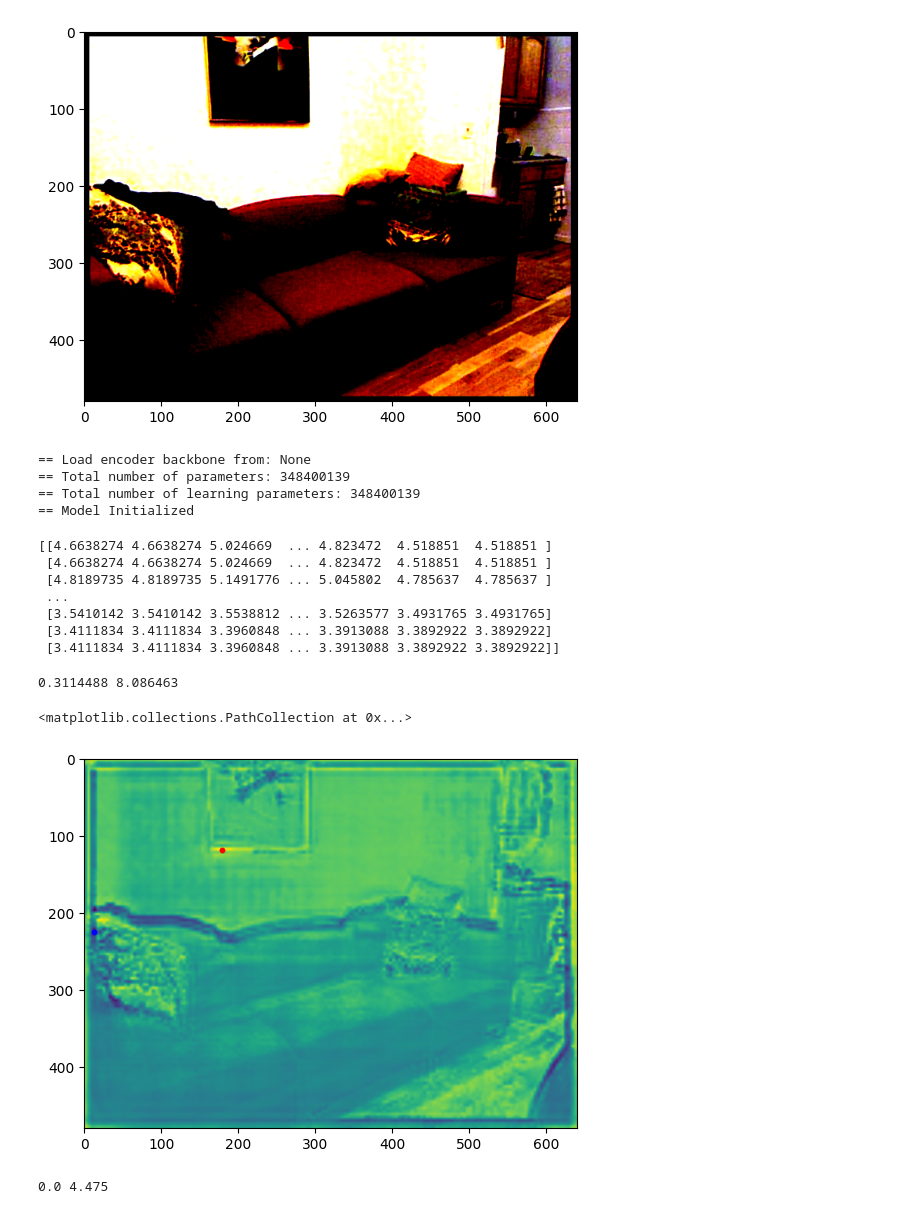
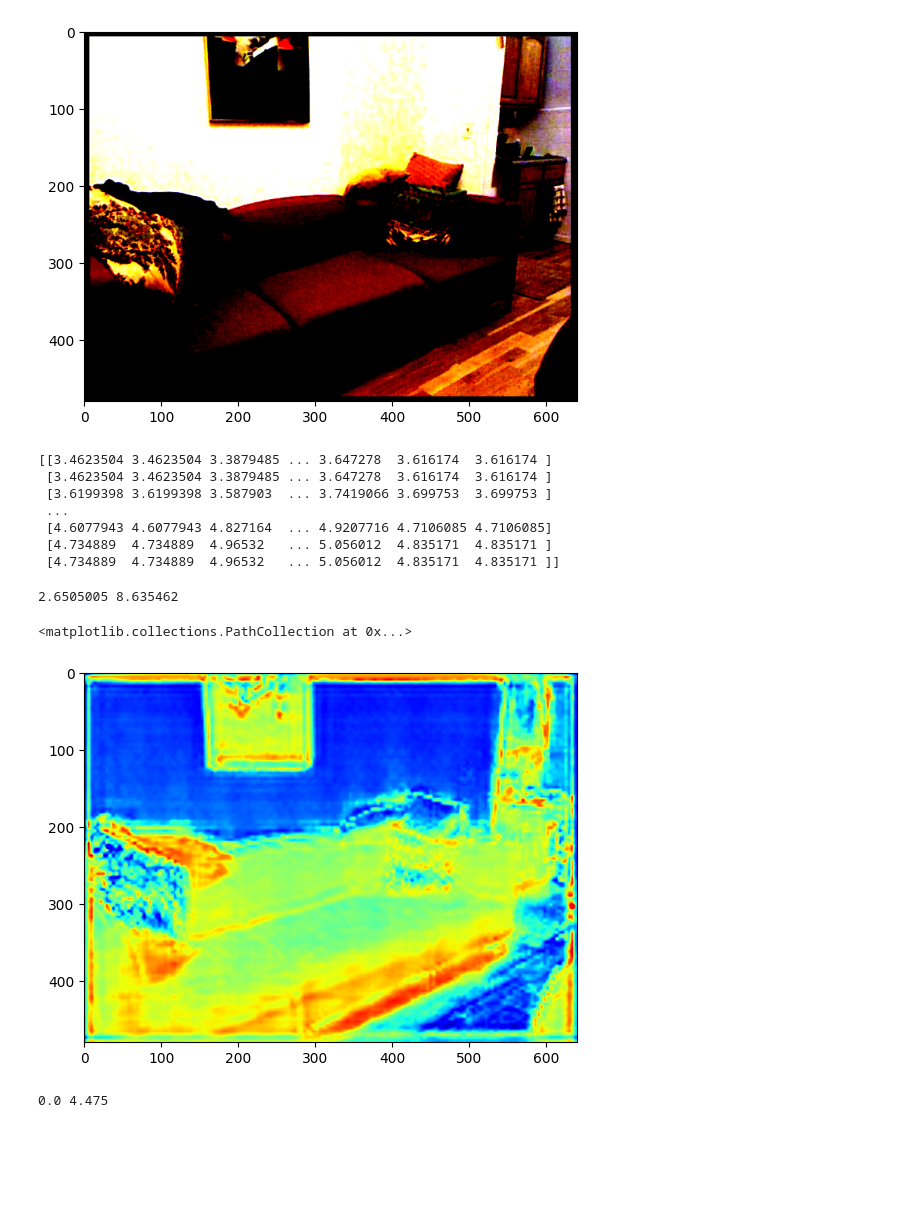
Before and after one commit to ShuweiShao/NDDepth, a Jupyter notebook: playground.ipynb, the cells around one changed output. Cells and saved outputs as stored; diff of their text form; code cells hidden in the pictures; blank space fills up the shorter version.

Commit message:
actually loads model

```diff
--- a/playground.ipynb
+++ b/playground.ipynb
@@ -2,6 +2,7 @@
 import sys
 sys.path.append('/NDDepth/Estimation/nddepth_custom')
 # %%
+
 import torch
 from torchvision import transforms
 import numpy as np
@@ -21,6 +22,25 @@ MAX_DEPTH = 10
 EPOCH = 5
 
 torch.manual_seed(42)
+
+model = NewCRFDepth(version=ENCODER, inv_depth=False, max_depth=MAX_DEPTH, pretrained=None).to("cuda")
+model.train()
+num_params = sum([np.prod(p.size()) for p in model.parameters()])
+print("== Total number of parameters: {}".format(num_params))
+
+num_params_update = sum([np.prod(p.shape) for p in model.parameters() if p.requires_grad])
+print("== Total number of learning parameters: {}".format(num_params_update))
+
+model = torch.nn.DataParallel(model)
+model.cuda()
+
+checkpoint = torch.load(MODEL_PATH, map_location='cpu')
+model.load_state_dict(checkpoint['model'])
+print("== Loaded checkpoint '{}'".format(MODEL_PATH))
+del checkpoint
+
+print("== Model Initialized")
+cudnn.benchmark = True
 # %% [output]
 Jupyter environment detected. Enabling Open3D WebVisualizer.
 [Open3D INFO] WebRTC GUI backend enabled.
@@ -45,25 +68,6 @@ K = np.array([[518.8579 / 4.0, 0, 325.5824 / 4.0, 0],
             [0, 0, 0, 1]], dtype=np.float32)
 inv_K = np.linalg.pinv(K)
 inv_K = torch.from_numpy(inv_K)
-# %%
-model = NewCRFDepth(version=ENCODER, inv_depth=False, max_depth=MAX_DEPTH, pretrained=None).to("cuda")
-model.train()
-num_params = sum([np.prod(p.size()) for p in model.parameters()])
-print("== Total number of parameters: {}".format(num_params))
-
-num_params_update = sum([np.prod(p.shape) for p in model.parameters() if p.requires_grad])
-print("== Total number of learning parameters: {}".format(num_params_update))
-
-model = torch.nn.DataParallel(model)
-model.cuda()
-
-print("== Model Initialized")
-cudnn.benchmark = True
-# %% [output]
-== Load encoder backbone from: None
-== Total number of parameters: 348400139
-== Total number of learning parameters: 348400139
-== Model Initialized
 # %%
 model.eval()
 with torch.no_grad():
@@ -85,28 +89,28 @@ with torch.no_grad():
 # %%
 print(pred_depth)
 # %% [output]
-[[4.6638274 4.6638274 5.024669  ... 4.823472  4.518851  4.518851 ]
- [4.6638274 4.6638274 5.024669  ... 4.823472  4.518851  4.518851 ]
- [4.8189735 4.8189735 5.1491776 ... 5.045802  4.785637  4.785637 ]
+[[3.4623504 3.4623504 3.3879485 ... 3.647278  3.616174  3.616174 ]
+ [3.4623504 3.4623504 3.3879485 ... 3.647278  3.616174  3.616174 ]
+ [3.6199398 3.6199398 3.587903  ... 3.7419066 3.699753  3.699753 ]
  ...
- [3.5410142 3.5410142 3.5538812 ... 3.5263577 3.4931765 3.4931765]
- [3.4111834 3.4111834 3.3960848 ... 3.3913088 3.3892922 3.3892922]
- [3.4111834 3.4111834 3.3960848 ... 3.3913088 3.3892922 3.3892922]]
+ [4.6077943 4.6077943 4.827164  ... 4.9207716 4.7106085 4.7106085]
+ [4.734889  4.734889  4.96532   ... 5.056012  4.835171  4.835171 ]
+ [4.734889  4.734889  4.96532   ... 5.056012  4.835171  4.835171 ]]
 # %%
 pred_depth = np.reshape(pred_depth, (480, 640))
 print(pred_depth.min(), pred_depth.max())
 #pred_depth = pred_depth / pred_depth.max()
 #Find index of max pred_depth
 max_index = np.where(pred_depth == pred_depth.max())
 min_index = np.where(pred_depth == pred_depth.min())
 
-plt.imshow(pred_depth)
+plt.imshow(pred_depth, cmap='jet')
 plt.scatter(max_index[1], max_index[0], c='r', s=10)
 plt.scatter(min_index[1], min_index[0], c='b', s=10)
 # %% [output]
-0.3114488 8.086463
+2.6505005 8.635462
 <matplotlib.collections.PathCollection at 0x...>
-[figure, old version]
+[figure, new version]
 # %%
 depth = Image.open(DEPTH_PATH)
 depth = np.reshape(depth, (480,640))/1000
```
Also changed, not shown: parts of 1 cell of this notebook.
